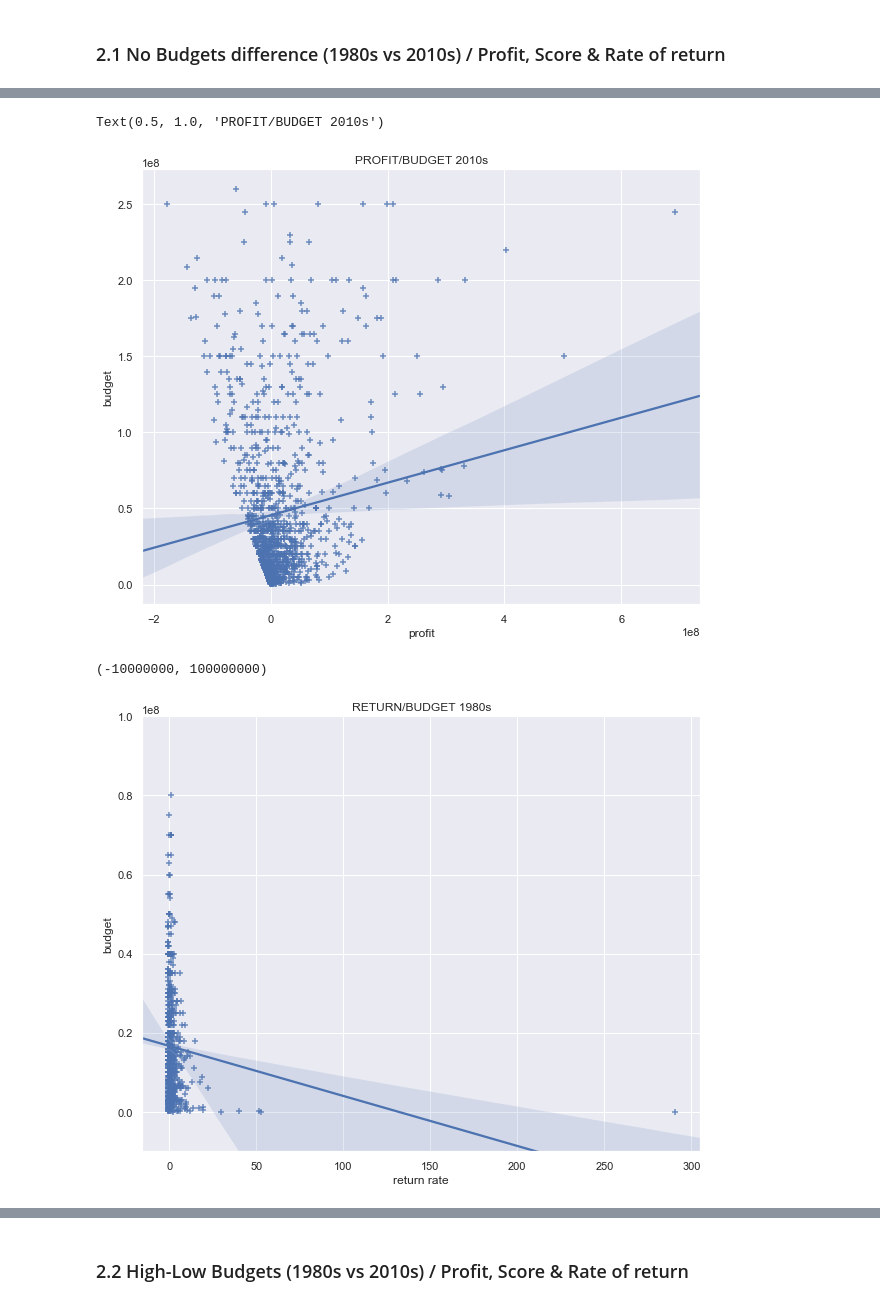
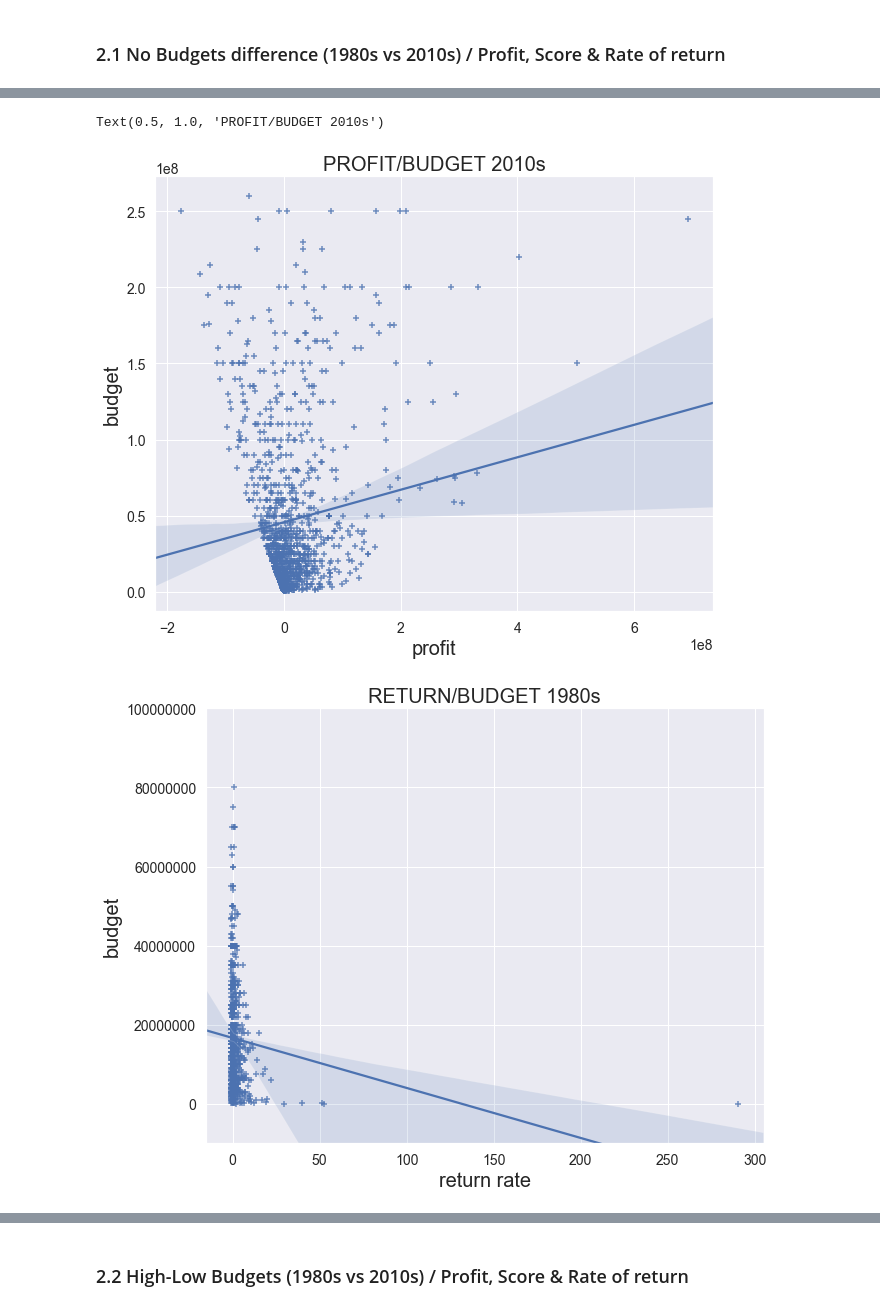
Before and after one commit to adrientalbot/your-own-project, a Jupyter notebook: data/Movies analysis.ipynb, the cells around one changed output, grey strips where cells are left out. Drawn from its saved outputs; the diff is of its cells as text; code cells hidden in the pictures.

```diff
--- a/data/Movies analysis.ipynb
+++ b/data/Movies analysis.ipynb
@@ -15,7 +15,7 @@ sns.set()
 # %%
 SMALL_SIZE = 10
 MEDIUM_SIZE = 14
-BIGGER_SIZE = 24
+BIGGER_SIZE = 20
 
 plt.rc('font', size=MEDIUM_SIZE)
 plt.rc('axes', titlesize=BIGGER_SIZE)
@@ -301,16 +331,16 @@ ax_2010 = sns.regplot(x=x, y=y, marker="+")
 ax_2010.set_title('PROFIT/BUDGET 2010s')
 # %% [output]
 Text(0.5, 1.0, 'PROFIT/BUDGET 2010s')
-[figure, old version]
+[figure, new version]
 # %%
 f, ax_1986 = plt.subplots(figsize=(10, 8))
 x, y = pd.Series(movies_1980s['return rate'], name= "return rate"), pd.Series(movies_1980s['budget'], name="budget")
 ax_1980s_return = sns.regplot(x=x, y=y, marker="+")
 ax_1980s_return.set_title('RETURN/BUDGET 1980s')
 ax_1980s_return.set_ylim(-10000000,100000000)
+ax_1980s_return.ticklabel_format(style='plain', axis='y')
 # %% [output]
-(-10000000, 100000000)
-[figure, old version]
+[figure, new version]
 # %%
 f, ax_2010 = plt.subplots(figsize=(10, 8))
 x, y = pd.Series(movies_2010s['return rate'], name= "return rate"), pd.Series(movies_2010s['budget'], name="budget")
```
Also changed, not shown: parts of 57 cells of this notebook.
